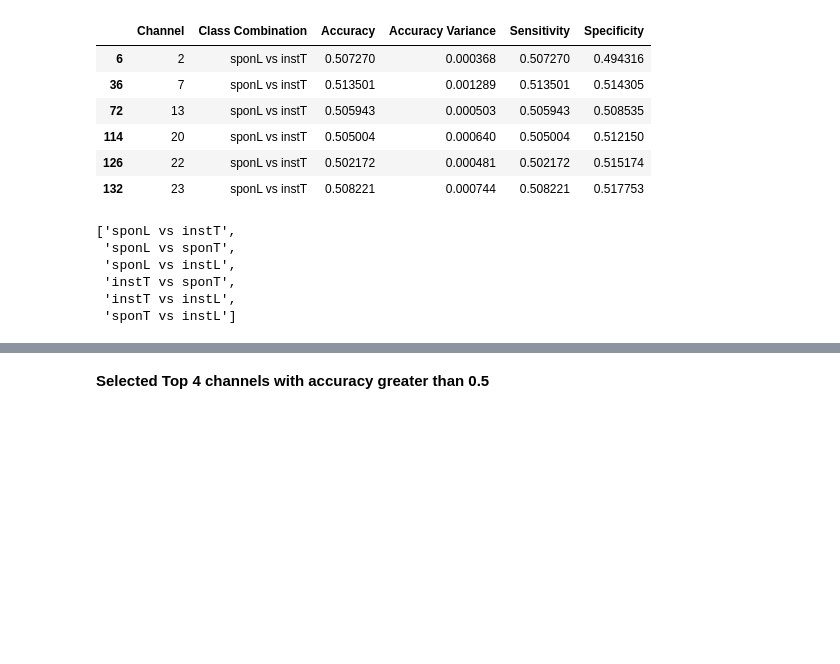
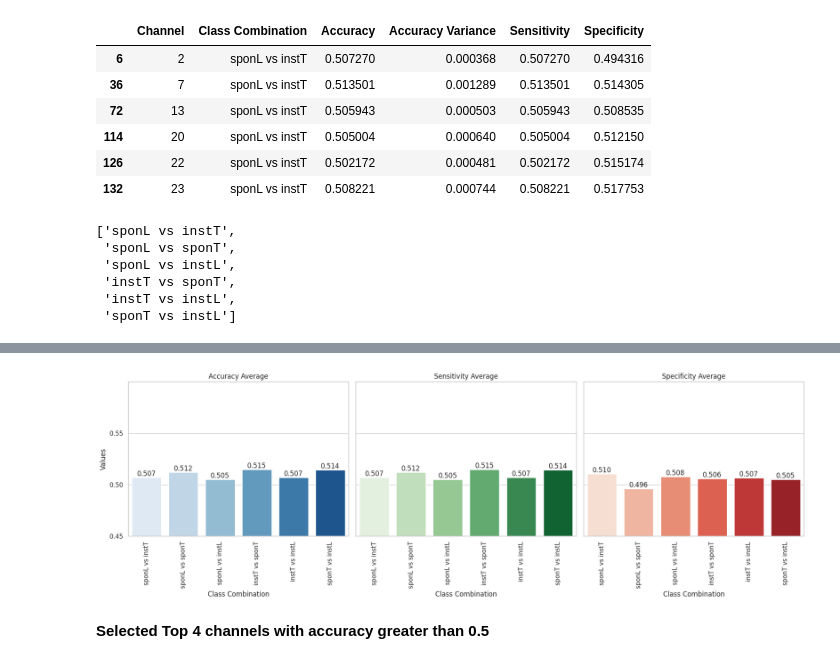
Before and after one commit to eldhosejoseph/thesis, a Jupyter notebook: ce901_thesis.ipynb, the cells around one changed output, grey strips where cells are left out. Saved outputs shown, nothing was run; the diff lists cells and outputs as text; code cells hidden in the pictures; blank space fills up the shorter version.

```diff
--- a/ce901_thesis.ipynb
+++ b/ce901_thesis.ipynb
@@ -1092,0 +1099,11 @@ sponL vs instL
+# %%
+
+data={
+    'Class Comnination': [comb for comb in class_list],
+    'Accuracy Average': [filter_results(results_4class, class_list[i], 0.5)["Accuracy"].mean() for i in range(len(class_list))],
+    'Accuracy Variance': [filter_results(results_4class, class_list[i], 0.5)["Accuracy Variance"].mean() for i in range(len(class_list))],
+    'Sensitivity Average':[filter_results(results_4class, class_list[i], 0.5)["Sensitivity"].mean() for i in range(len(class_list))],
+    'Specificity Average': [filter_results(results_4class, class_list[i], 0.5)["Specificity"].mean() for i in range(len(class_list))]
+}
+
+results_4class_describe=pd.DataFrame(data)
@@ -1093,3 +1172,7 @@ sponL vs instL
+# %%
+plot_metrics(results_4class_describe)
+# %% [output]
+[figure, added]
 # %% [markdown]
 **Selected Top 4 channels with accuracy greater than 0.5**
 # %%
```
Also changed, not shown: parts of 3 cells of this notebook.
